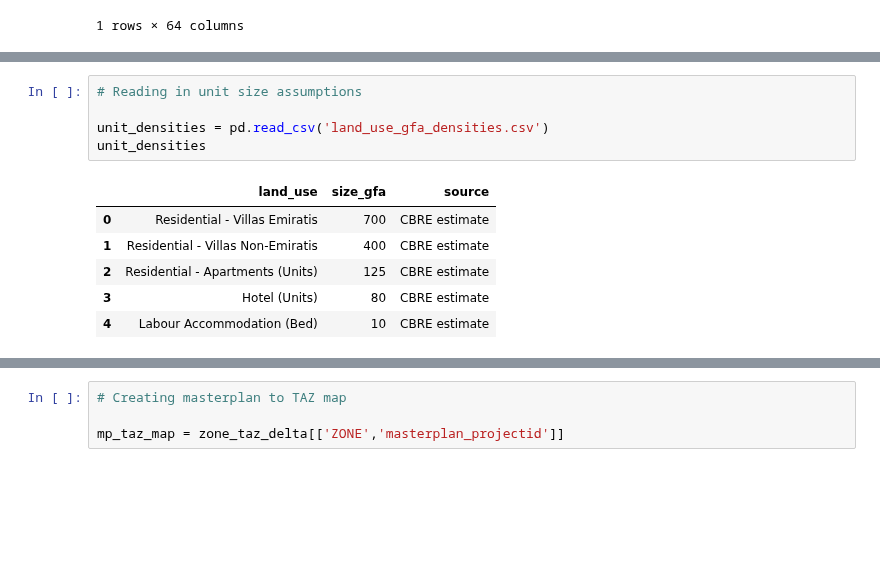
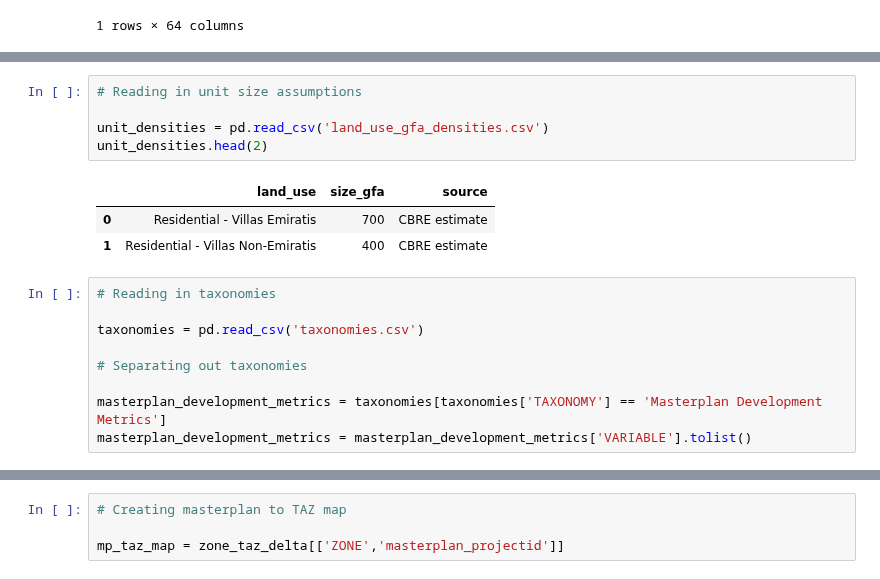
Before and after one commit to BuroHappoldLegacySoup/PlanCapitalLandModel, a Jupyter notebook: Module 1 Masterplan to TAZ Allocation.ipynb, the cells around one changed output, grey strips where cells are left out. Saved outputs shown, nothing was run; the diff lists cells and outputs as text; blank space fills up the shorter version.

```diff
--- a/Module 1 Masterplan to TAZ Allocation.ipynb
+++ b/Module 1 Masterplan to TAZ Allocation.ipynb
@@ -53,15 +65,21 @@ tmp_summary_crosswalk.head(3)
 # %%
 # Reading in unit size assumptions
 
 unit_densities = pd.read_csv('land_use_gfa_densities.csv')
-unit_densities
+unit_densities.head(2)
 # %% [output]
 |  | land_use | size_gfa | source |
 | 0 | Residential - Villas Emiratis | 700 | CBRE estimate |
 | 1 | Residential - Villas Non-Emiratis | 400 | CBRE estimate |
-| 2 | Residential - Apartments (Units) | 125 | CBRE estimate |
-| 3 | Hotel (Units) | 80 | CBRE estimate |
-| 4 | Labour Accommodation (Bed) | 10 | CBRE estimate |
+# %%
+# Reading in taxonomies
+
+taxonomies = pd.read_csv('taxonomies.csv')
+
+# Separating out taxonomies
+
+masterplan_development_metrics = taxonomies[taxonomies['TAXONOMY'] == 'Masterplan Development Metrics']
+masterplan_development_metrics = masterplan_development_metrics['VARIABLE'].tolist()
 # %%
 # Reading in baseline TAZ data
 
```
Also changed, not shown: parts of 15 cells of this notebook, 2 other files.
